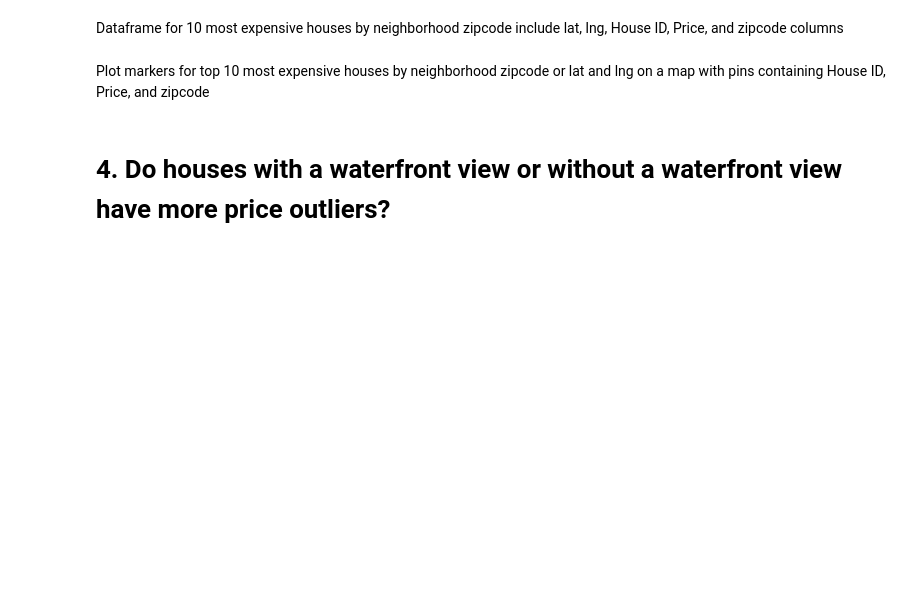
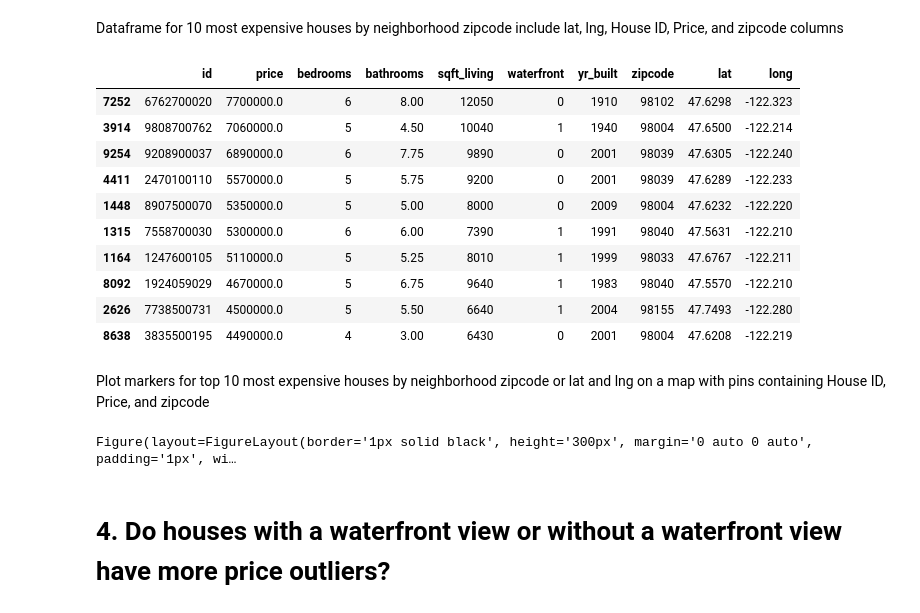
Before and after one commit to ameliahorton/King_county_house_sales_analysis, a Jupyter notebook: House Sales in King County, USA.ipynb, the cells around one changed output. Cells and saved outputs as stored; diff of their text form; code cells hidden in the pictures; blank space fills up the shorter version.

Commit message:
gmaps

```diff
--- a/House Sales in King County, USA.ipynb
+++ b/House Sales in King County, USA.ipynb
@@ -375,7 +504,20 @@ plt.show()
 # %% [markdown]
 Dataframe for 10 most expensive houses by neighborhood zipcode include lat, lng, House ID, Price, and zipcode columns
 # %%
-top_ten_df = house_data_df.sort_values(by=['price'], ascending=False).copy()
-top_ten_df.head(10)
+top_prices = house_data_df.sort_values(by=['price'], ascending=False).copy()
+top_ten_df = top_prices.head(10)
+top_ten_df
+# %% [output]
+|  | id | price | bedrooms | bathrooms | sqft_living | waterfront | yr_built | zipcode | lat | long |
+| 7252 | 6762700020 | 7700000.0 | 6 | 8.00 | 12050 | 0 | 1910 | 98102 | 47.6298 | -122.323 |
+| 3914 | 9808700762 | 7060000.0 | 5 | 4.50 | 10040 | 1 | 1940 | 98004 | 47.6500 | -122.214 |
+| 9254 | 9208900037 | 6890000.0 | 6 | 7.75 | 9890 | 0 | 2001 | 98039 | 47.6305 | -122.240 |
+| 4411 | 2470100110 | 5570000.0 | 5 | 5.75 | 9200 | 0 | 2001 | 98039 | 47.6289 | -122.233 |
+| 1448 | 8907500070 | 5350000.0 | 5 | 5.00 | 8000 | 0 | 2009 | 98004 | 47.6232 | -122.220 |
+| 1315 | 7558700030 | 5300000.0 | 6 | 6.00 | 7390 | 1 | 1991 | 98040 | 47.5631 | -122.210 |
+| 1164 | 1247600105 | 5110000.0 | 5 | 5.25 | 8010 | 1 | 1999 | 98033 | 47.6767 | -122.211 |
+| 8092 | 1924059029 | 4670000.0 | 5 | 6.75 | 9640 | 1 | 1983 | 98040 | 47.5570 | -122.210 |
+| 2626 | 7738500731 | 4500000.0 | 5 | 5.50 | 6640 | 1 | 2004 | 98155 | 47.7493 | -122.280 |
+| 8638 | 3835500195 | 4490000.0 | 4 | 3.00 | 6430 | 0 | 2001 | 98004 | 47.6208 | -122.219 |
 # %% [markdown]
 Plot markers for top 10 most expensive houses by neighborhood zipcode or lat and lng on a map with pins containing House ID, Price, and zipcode
@@ -409,3 +524,44 @@ fig
+# %%
+# import API key
+from config import gkey
+
+# configure gmaps
+gmaps.configure(api_key=gkey)
+
+# using the template add the markers to the map
+info_box_template = """
+<dl>
+<dt>House ID</dt><dd>{id}</dd>
+<dt>Price</dt><dd>{price}</dd>
+<dt>Zipcode</dt><dd>{zipcode}</dd>
+</dl>
+"""
+# Store the DataFrame Row
+# NOTE: be sure to update with your DataFrame name
+top_ten_info = [info_box_template.format(**row) for index, row in top_ten_df.iterrows()]
+
+
+locations = top_ten_df[['lat', 'long']]
+
+figure_layout = {
+     'width': '400px',
+     'height': '300px',
+    'border': '1px solid black',
+    'padding': '1px',
+     'margin': '0 auto 0 auto'
+ }
+
+# add marker layer ontop of heat map
+fig = gmaps.figure(layout=figure_layout)
+
+# assign the marker layer to locations
+markers = gmaps.marker_layer(locations,info_box_content=top_ten_info)
+
+# add the layer to the map
+fig.add_layer(markers)
+fig
+# %% [output]
+Figure(layout=FigureLayout(border='1px solid black', height='300px', margin='0 auto 0 auto', padding='1px', wi…
 # %% [markdown]
 # 4. Do houses with a waterfront view or without a waterfront view have more price outliers?
 # %% [markdown]
```
Also changed, not shown: parts of 22 cells of this notebook.
